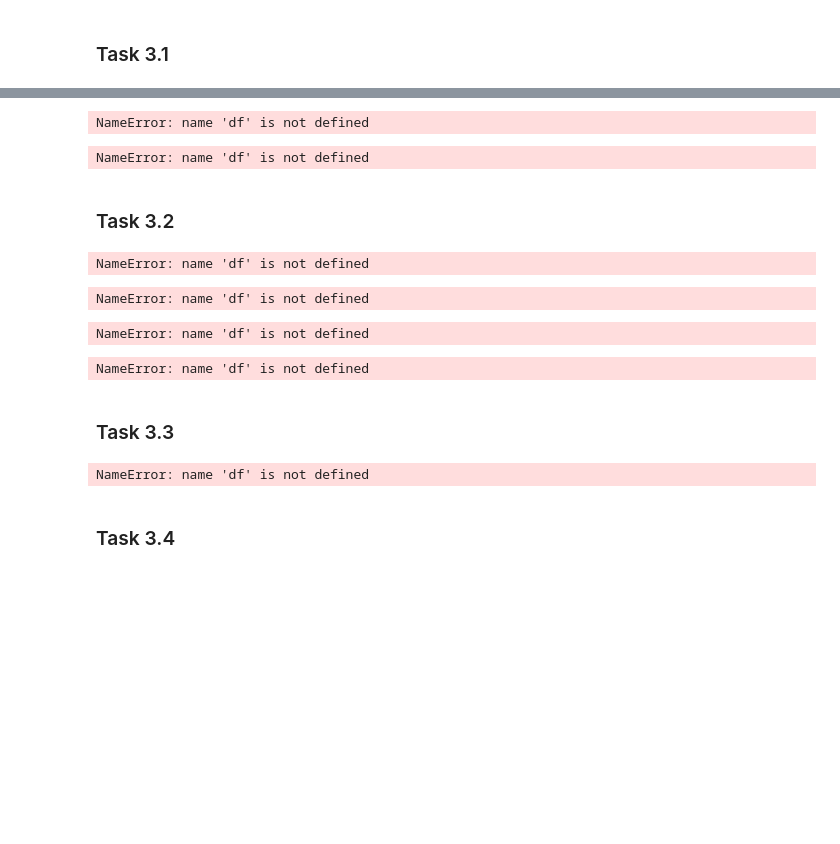
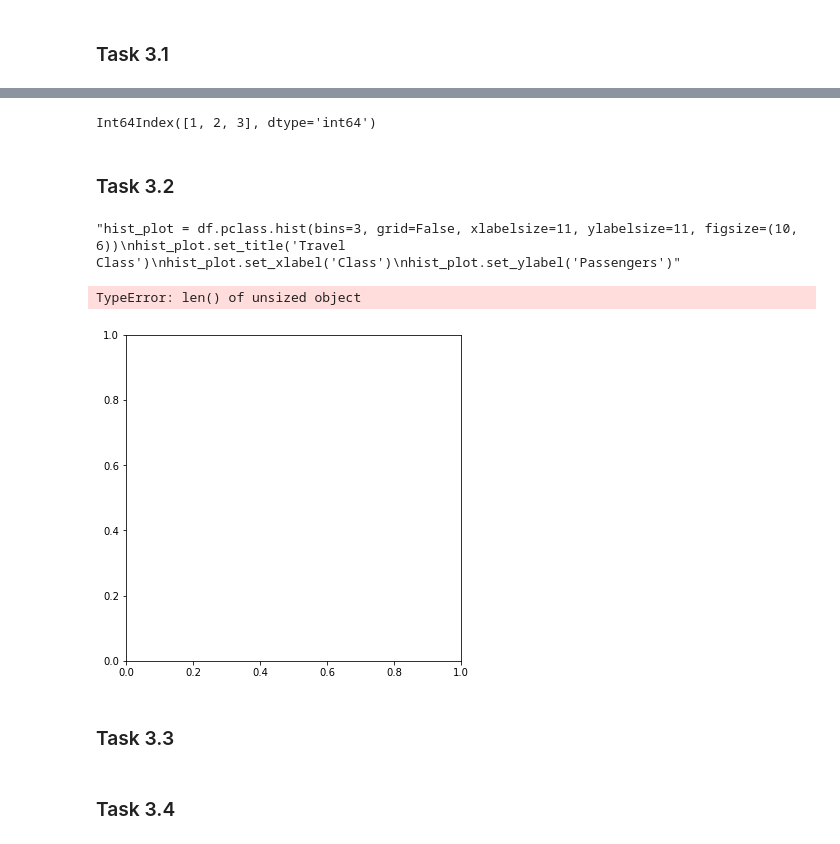
Before and after one commit to denhardt/ADA2017_GroupWork, a Jupyter notebook: 01 - Pandas and Data Wrangling/Homework 1.ipynb, the cells around one changed output, grey strips where cells are left out. Saved outputs shown, nothing was run; the diff lists cells and outputs as text; code cells hidden in the pictures; blank space fills up the shorter version.

```diff
--- a/01 - Pandas and Data Wrangling/Homework 1.ipynb
+++ b/01 - Pandas and Data Wrangling/Homework 1.ipynb
@@ -4,5 +4,4 @@
  <div class="lev1"><a href="#Task-2.-RNA-Sequences"><span class="toc-item-num">Task 2.&nbsp;&nbsp;</span>RNA Sequences</a></div>
  <div class="lev1"><a href="#Task-3.-Class-War-in-Titanic"><span class="toc-item-num">Task 3.&nbsp;&nbsp;</span>Class War in Titanic</a></div></p>
 # %%
-DATA_FOLDER = '/Users/robin/GIT/ADA/ADA2017-Tutorials/02 - Intro to Pandas/Data' # Use the data folder provided in Tutorial 02 - Intro to Pandas.
-print(DATA_FOLDER)
+DATA_FOLDER = 'Data' # Use the data folder provided in Tutorial 02 - Intro to Pandas.
@@ -161,82 +124,63 @@ NameError: name 'df' is not defined
 #
 # We assumed that for an attribute to be categorical it should have
 # <= 10 distinct elements. (NaN is not considered as a distinct value)
-#
-# In this case, both these criteria lead to the same selection of
-# attributes
-#
-# We chose to leave out 'cabin' as a category due to the large number
-# of values that are present within it, especially compared to other
-# columns such as those mentioned above
 
 
-#categories = [v for v in df.columns if (pd.Series(['unique']).isin(df[v].describe().index.tolist())).bool()
-                                            #and df[v].describe()['unique'] < 10 ]
-categories = [v for v in df.columns if np.size(df[v].unique()) < 10 ]
 
-print('Attributes to be made Categorical:', categories)
-for i in categories:
-    df[i] = df[i].astype('category')
-df.head()
+categories = pd.Series([v for v in df.columns if len(df[v].unique()) < 10 ])
+categories.apply(lambda x: df[x].astype('category'))
+
+df['pclass'].cat.categories
 # %% [output]
-NameError: name 'df' is not defined
+Int64Index([1, 2, 3], dtype='int64')
-# %%
-df.head()
-# %% [output]
-NameError: name 'df' is not defined
 # %% [markdown]
 ### Task 3.2
 # %%
 # Question: Plot a histogram for the travel class attribute
+%matplotlib inline
 
-#xs = [1, 2, 3]
-#l = df['pclass'].tolist()
-#ys = [l.count(1), l.count(2), l.count(3)]
+xs = [1, 2, 3]
+l = df['pclass'].tolist()
+ys = [l.count(1), l.count(2), l.count(3)]
 
 temp = []
 [temp.append(v) for v in df['pclass'].index if not df['pclass'][v] in temp]
 
 
-hist_plot = df.pclass.value_counts().plot(kind='bar')
+'''hist_plot = df.pclass.hist(bins=3, grid=False, xlabelsize=11, ylabelsize=11, figsize=(10, 6))
 hist_plot.set_title('Travel Class')
 hist_plot.set_xlabel('Class')
-hist_plot.set_ylabel('Passengers')
-np.sum(df.pclass.value_counts())
+hist_plot.set_ylabel('Passengers')'''
 # %% [output]
-NameError: name 'df' is not defined
+"hist_plot = df.pclass.hist(bins=3, grid=False, xlabelsize=11, ylabelsize=11, figsize=(10, 6))\nhist_plot.set_title('Travel Class')\nhist_plot.set_xlabel('Class')\nhist_plot.set_ylabel('Passengers')"
 # %%
 # Question: Plot a histogram for the embarkation port attribute
+%matplotlib inline
 
 nb_ports = df['embarked'].describe()['unique']
-df.embarked.unique()
-
-hist_plot = df.embarked.value_counts().plot(kind='bar')
+hist_plot = df.embarked.hist(bins=3, grid=False, xlabelsize=11, ylabelsize=11, figsize=(6, 6))
 hist_plot.set_title('Embarkation port')
 hist_plot.set_xlabel('Port')
 hist_plot.set_ylabel('Passengers')
-sum(df.embarked.value_counts())
 # %% [output]
-NameError: name 'df' is not defined
+TypeError: len() of unsized object
+[figure, added]
 # %%
 # Question: Plot a histogram for the sex attribute
+%matplotlib inline
 
-hist_plot = df.sex.value_counts().plot(kind='bar')
+hist_plot = df.pclass.hist(bins=2, grid=False, xlabelsize=11, ylabelsize=11, figsize=(10, 6))
 hist_plot.set_title('Sex')
 hist_plot.set_xlabel('Sex')
 hist_plot.set_ylabel('Passengers')
-np.sum(df.sex.value_counts())
-# %% [output]
-NameError: name 'df' is not defined
 # %%
 # Question: Plot a histogram for the age attribute
 
-nb_bins = np.ceil(df.age.max()/10).astype('int')
-hist_plot = df.age.hist(bins=nb_bins, grid=False, xlabelsize=11, ylabelsize=11, figsize=(10, 6))
+
+hist_plot = df.age.hist(bins=3, grid=False, xlabelsize=11, ylabelsize=11, figsize=(10, 6))
 hist_plot.set_title('Age')
 hist_plot.set_xlabel('Ages')
 hist_plot.set_ylabel('Passengers')
-# %% [output]
-NameError: name 'df' is not defined
 # %% [markdown]
 ### Task 3.3
 # %%
@@ -270,8 +214,6 @@ values = list(D.values())
 
 plt.pie(values, labels=labels)
 plt.show()
-# %% [output]
-NameError: name 'df' is not defined
 # %% [markdown]
 ### Task 3.4
 # %%
```
Also changed, not shown: parts of 26 cells of this notebook.
